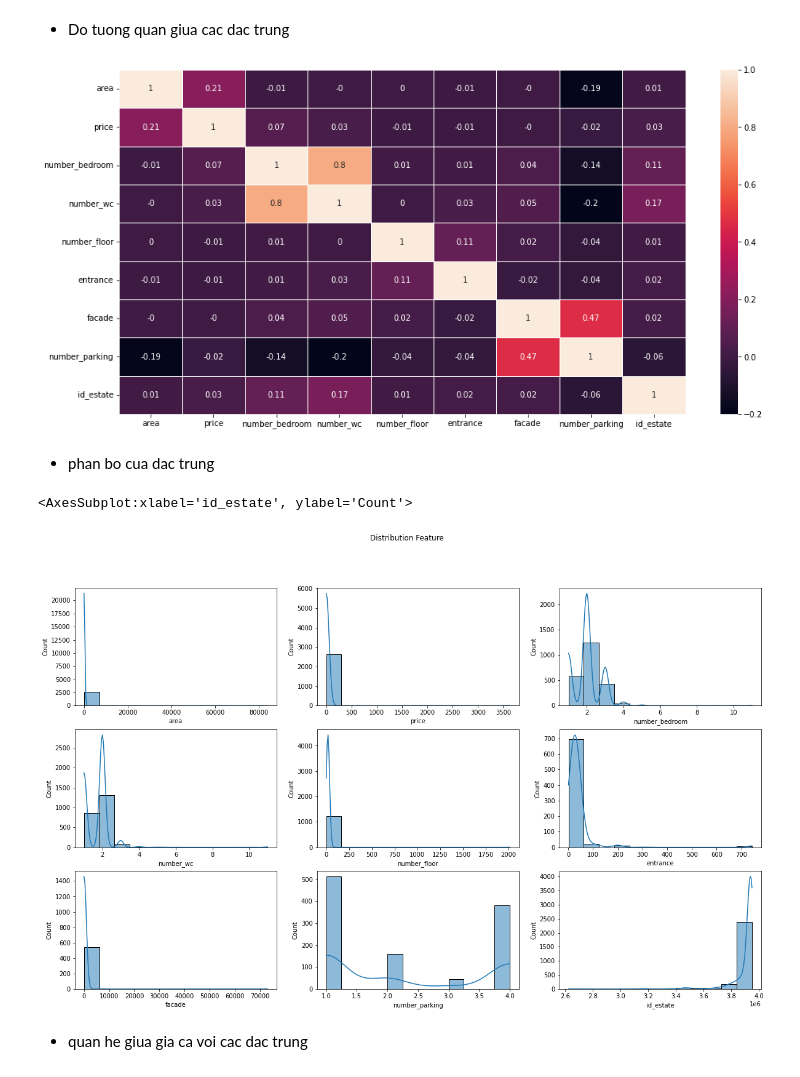
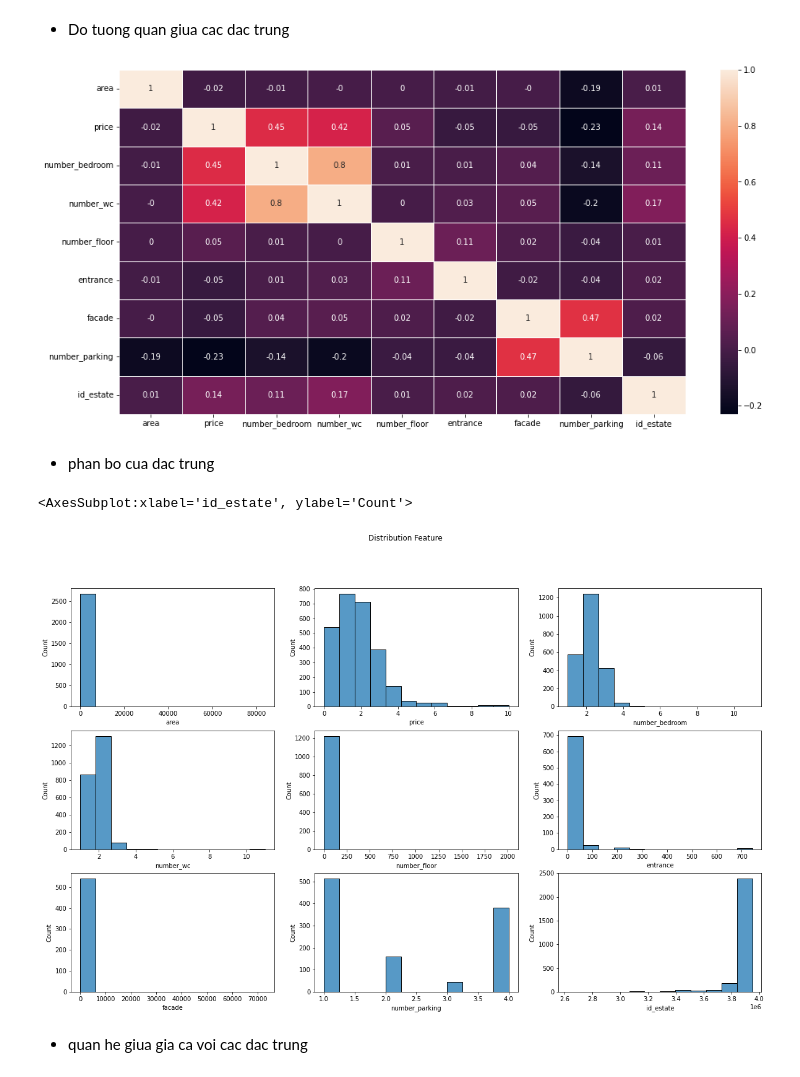
Before and after one commit to lythanhhai/Crawl_Real_Estate, a Jupyter notebook: EDA.ipynb, the cells around one changed output. Cells and saved outputs as stored; diff of their text form; code cells hidden in the pictures.

```diff
--- a/EDA.ipynb
+++ b/EDA.ipynb
@@ -57,3 +57,13 @@ data.describe()
 | 50% | 63.000000 | 1.780000 | 2.000000 | 2.000000 | 20.000000 | 30.000000 | 30.000000 | 2.000000 | ... |
 | 75% | 77.200000 | 2.540000 | 2.000000 | 2.000000 | 28.000000 | 35.000000 | 50.000000 | 4.000000 | ... |
 | max | 84000.000000 | 3628.000000 | 11.000000 | 11.000000 | 2012.000000 | 743.000000 | 73000.000000 | 4.000000 | ... |
+# %%
+count = 0
+for i in range(len(data["price"])):
+    if data["price"][i] > 10 :
+        count += 1
+        # print(data1["price"][i])
+        data["price"] = data["price"].replace(data["price"][i], 0)
+
+# count
+print(data)
@@ -67,26 +95,26 @@ mask = np.zeros_like(corr)
 plt.subplots(figsize=(16, 8))
 ax = sns.heatmap(corr, annot=True, linewidths=.5)
 # %% [output]
-[figure, old version]
+[figure, new version]
 # %% [markdown]
 - phan bo cua dac trung
 # %%
 fig, axes = plt.subplots(3, 3, figsize=(20, 12))
 
 fig.suptitle('Distribution Feature')
 
-sns.histplot(data= data["area"], bins= 12, kde= True, ax= axes[0, 0])
-sns.histplot(data= data["price"], bins= 12, kde= True, ax= axes[0, 1])
-sns.histplot(data= data["number_bedroom"], bins= 12, kde= True, ax= axes[0, 2])
-sns.histplot(data= data["number_wc"], bins= 12, kde= True, ax= axes[1, 0])
-sns.histplot(data= data["number_floor"], bins= 12, kde= True, ax= axes[1, 1])
-sns.histplot(data= data["entrance"], bins= 12, kde= True, ax= axes[1, 2])
-sns.histplot(data= data["facade"], bins= 12, kde= True, ax= axes[2, 0])
-sns.histplot(data= data["number_parking"], bins= 12, kde= True, ax= axes[2, 1])
-sns.histplot(data= data["id_estate"], bins= 12, kde= True, ax= axes[2, 2])
+sns.histplot(data= data["area"], bins= 12, kde= False, ax= axes[0, 0])
+sns.histplot(data= data["price"], bins= 12, kde= False, ax= axes[0, 1])
+sns.histplot(data= data["number_bedroom"], bins= 12, kde= False, ax= axes[0, 2])
+sns.histplot(data= data["number_wc"], bins= 12, kde= False, ax= axes[1, 0])
+sns.histplot(data= data["number_floor"], bins= 12, kde= False, ax= axes[1, 1])
+sns.histplot(data= data["entrance"], bins= 12, kde= False, ax= axes[1, 2])
+sns.histplot(data= data["facade"], bins= 12, kde= False, ax= axes[2, 0])
+sns.histplot(data= data["number_parking"], bins= 12, kde= False, ax= axes[2, 1])
+sns.histplot(data= data["id_estate"], bins= 12, kde= False, ax= axes[2, 2])
 # %% [output]
 <AxesSubplot:xlabel='id_estate', ylabel='Count'>
-[figure, old version]
+[figure, new version]
 # %%
 # import statsmodels.api as sm
 # import matplotlib.pyplot as plt
```
Also changed, not shown: parts of 7 cells of this notebook, 1 other file.
